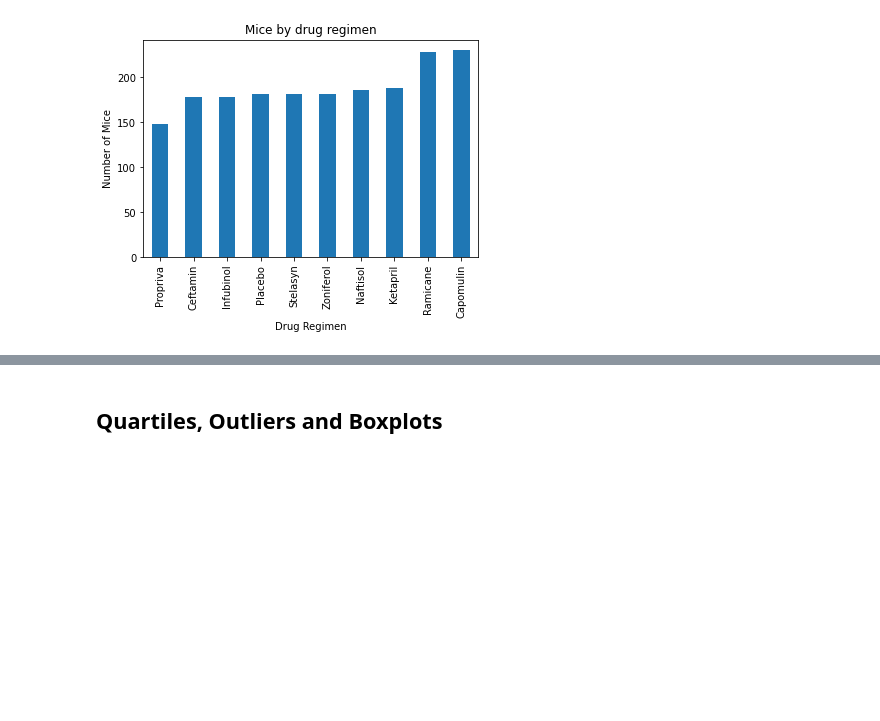
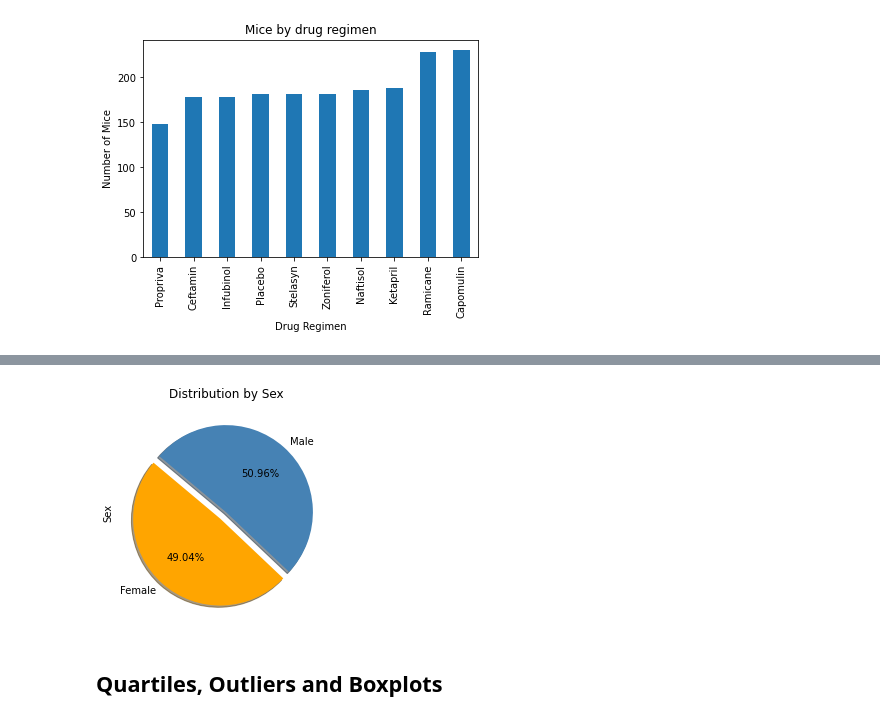
Before and after one commit to gonzaloreusch/Pymaceuticals-challenge, a Jupyter notebook: Pymaceuticals-challenge.ipynb, the cells around one changed output, grey strips where cells are left out. Cells and saved outputs as stored; diff of their text form; code cells hidden in the pictures; blank space fills up the shorter version.

```diff
--- a/Pymaceuticals-challenge.ipynb
+++ b/Pymaceuticals-challenge.ipynb
@@ -134,3 +146,12 @@ Text(0, 0.5, 'Number of Mice')
+# %%
+# Generate a pie plot showing the distribution of female versus male mice using pandas
+bygender=cleanmerged.groupby('Sex')
+Mgen=bygender['Sex'].count()
+explode=(0.1,0)
+colors=["orange","steelblue"]
+mgenplot=Mgen.plot(kind='pie',title='Distribution by Sex',subplots=False,autopct='%1.2f%%',colors=colors,explode=explode,shadow=True, startangle=140)
+# %% [output]
+[figure, added]
 # %%
 # Generate a pie plot showing the distribution of female versus male mice using pyplot
 # %% [markdown]
```
Also changed, not shown: parts of 3 cells of this notebook.
